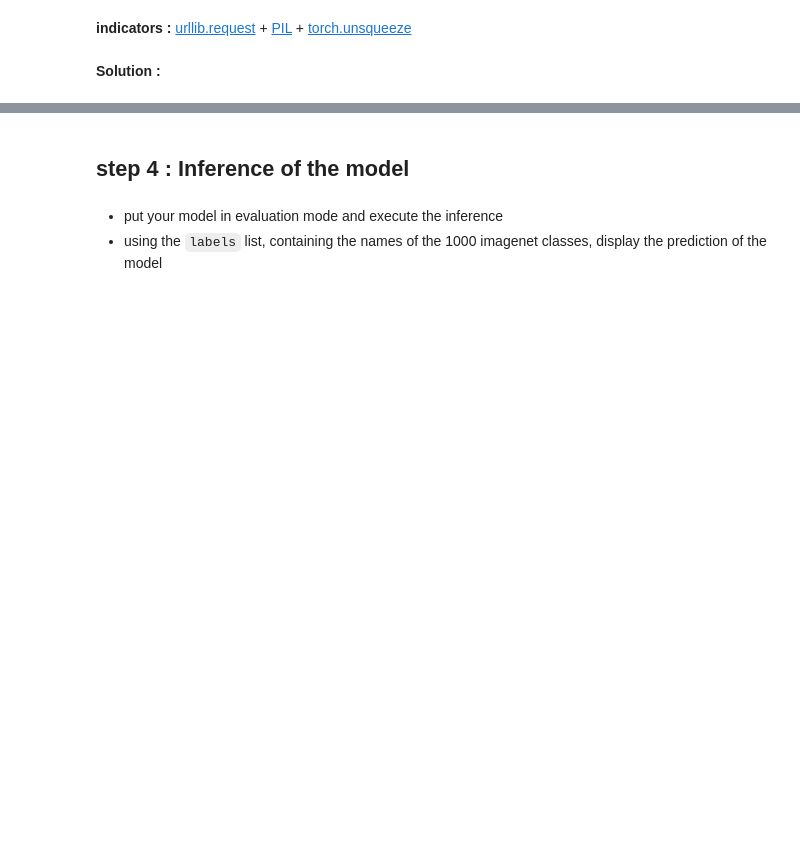
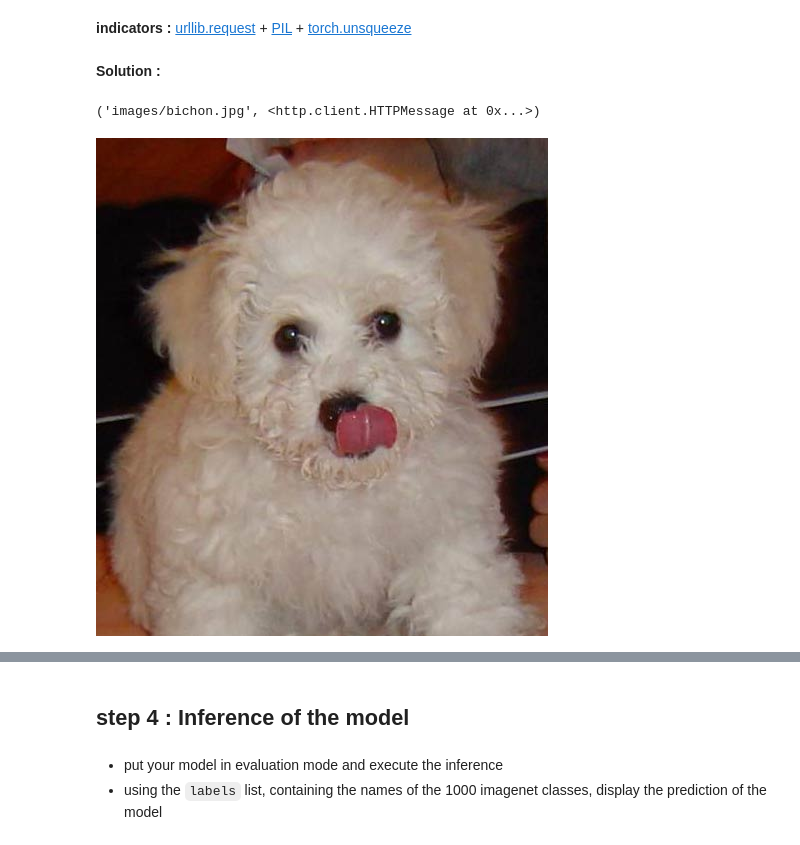
Before and after one commit to laurentperrinet/2026-03_UE-neurosciences-computationnelles, a Jupyter notebook: NOM1-NOM2-NOM3_Using-pyTorch-for-Classification.ipynb, the cells around one changed output, grey strips where cells are left out. Saved outputs shown, nothing was run; the diff lists cells and outputs as text; code cells hidden in the pictures; blank space fills up the shorter version.

```diff
--- a/NOM1-NOM2-NOM3_Using-pyTorch-for-Classification.ipynb
+++ b/NOM1-NOM2-NOM3_Using-pyTorch-for-Classification.ipynb
@@ -141,16 +197,20 @@ url_image = "https://4.bp.blogspot.com/-eSgcftxjewo/Tnbr-Cwm9iI/AAAAAAAAATQ/VC7Y
 #url_image = "https://designerdoginfo.files.wordpress.com/2013/01/spoodle-puppy-4.jpg"
 
 import urllib.request
-urllib.request.urlretrieve(url_image, 'bichon.jpg')
+urllib.request.urlretrieve(url_image, 'images/bichon.jpg')
 # saves the image in the images folder under the name of img.jpg
+# %% [output]
+('images/bichon.jpg', <http.client.HTTPMessage at 0x...>)
 # %%
 from PIL import Image # the Pillow module (PIL) is supported by default by TorchVision
 from IPython.display import display
 
-img = Image.open('bichon.jpg')
+img = Image.open('images/bichon.jpg')
 
 # displays the original image
 display(img)
+# %% [output]
+[figure, added]
 # %%
 # allows you to see the image at the input of the model
 import torchvision
```
Also changed, not shown: parts of 32 cells of this notebook, 4 other files.
